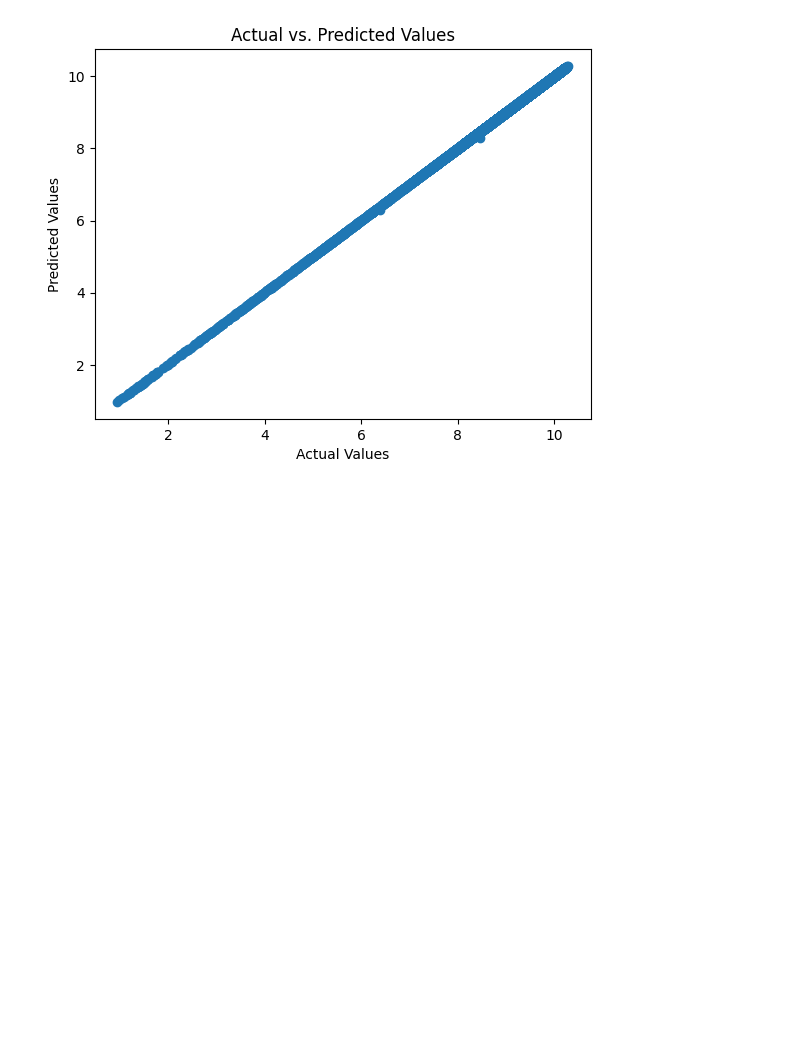
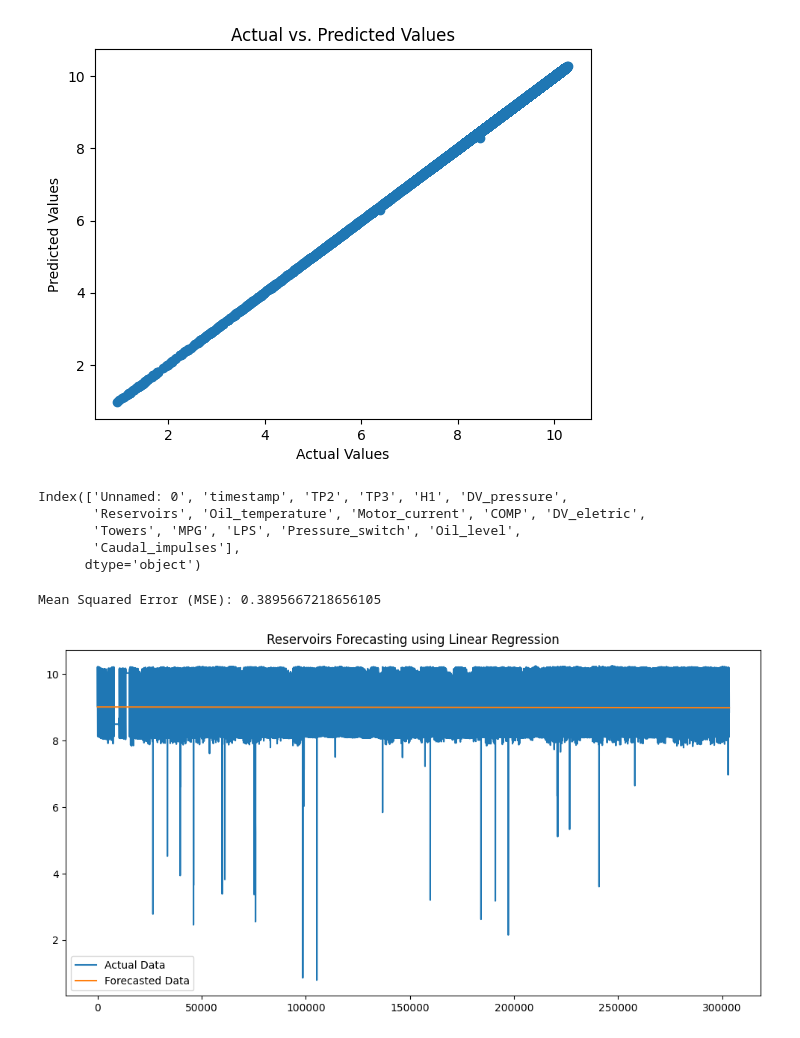
Before and after one commit to Maulik2493/IT496-T18, a Jupyter notebook: 202101489_Sameer_Sonara/202101489_Sameer_Sonara.ipynb, the cells around one changed output. Saved outputs shown, nothing was run; the diff lists cells and outputs as text; code cells hidden in the pictures; blank space fills up the shorter version.

```diff
--- a/202101489_Sameer_Sonara/202101489_Sameer_Sonara.ipynb
+++ b/202101489_Sameer_Sonara/202101489_Sameer_Sonara.ipynb
@@ -210,3 +214,71 @@ plt.title("Actual vs. Predicted Values")
 plt.show()
 # %% [output]
 [figure]
+# %%
+from sklearn.model_selection import train_test_split
+
+
+# Verify the column names in your dataset
+print(data0.columns)
+
+# Assuming 'timestamp' is your timestamp column and 'Reservoirs' is your target variable
+try:
+    # Ensure the timestamp column is in datetime format
+    data0['timestamp'] = pd.to_datetime(data0['timestamp'])
+
+    # Set the timestamp column as the index of the DataFrame
+    data0.set_index('timestamp', inplace=True)
+
+    # Define the ratio for splitting (80% training, 20% testing)
+    train_ratio = 0.8  # 80% for training, 20% for testing
+
+    # Split the data into training and testing sets
+    train_data, test_data = train_test_split(data0, train_size=train_ratio, shuffle=False)
+
+    # Optionally, you can reset the index for both training and testing sets
+    train_data.reset_index(inplace=True)
+    test_data.reset_index(inplace=True)
+
+    # Now, train_data contains 10 lakh rows, and test_data contains 5 lakh rows
+except KeyError as e:
+    print("Error: Column 'timestamp' not found in the dataset.")
+# %% [output]
+Index(['Unnamed: 0', 'timestamp', 'TP2', 'TP3', 'H1', 'DV_pressure',
+       'Reservoirs', 'Oil_temperature', 'Motor_current', 'COMP', 'DV_eletric',
+       'Towers', 'MPG', 'LPS', 'Pressure_switch', 'Oil_level',
+       'Caudal_impulses'],
+      dtype='object')
+# %%
+from sklearn.linear_model import LinearRegression
+from sklearn.metrics import mean_squared_error
+import matplotlib.pyplot as plt
+
+# Define the independent variable (X_train) and dependent variable (y_train) for training
+X_train = train_data.index  # Use timestamps as the independent variable
+y_train = train_data['Reservoirs']  # Target variable
+
+# Create a linear regression model
+model = LinearRegression()
+
+# Train the model using the training data
+model.fit(X_train.values.reshape(-1, 1), y_train)
+
+# Predict future values
+X_test = test_data.index  # Use timestamps for testing
+forecast = model.predict(X_test.values.reshape(-1, 1))
+
+# Calculate the Mean Squared Error (MSE) for the forecast
+y_test = test_data['Reservoirs']
+mse = mean_squared_error(y_test, forecast)
+print("Mean Squared Error (MSE):", mse)
+
+# Visualize the actual vs. forecasted values (optional)
+plt.figure(figsize=(12, 6))
+plt.plot(test_data.index, y_test, label='Actual Data')
+plt.plot(test_data.index, forecast, label='Forecasted Data')
+plt.legend()
+plt.title('Reservoirs Forecasting using Linear Regression')
+plt.show()
+# %% [output]
+Mean Squared Error (MSE): 0.3895667218656105
+[figure, added]
```
Also changed, not shown: parts of 8 cells of this notebook.
